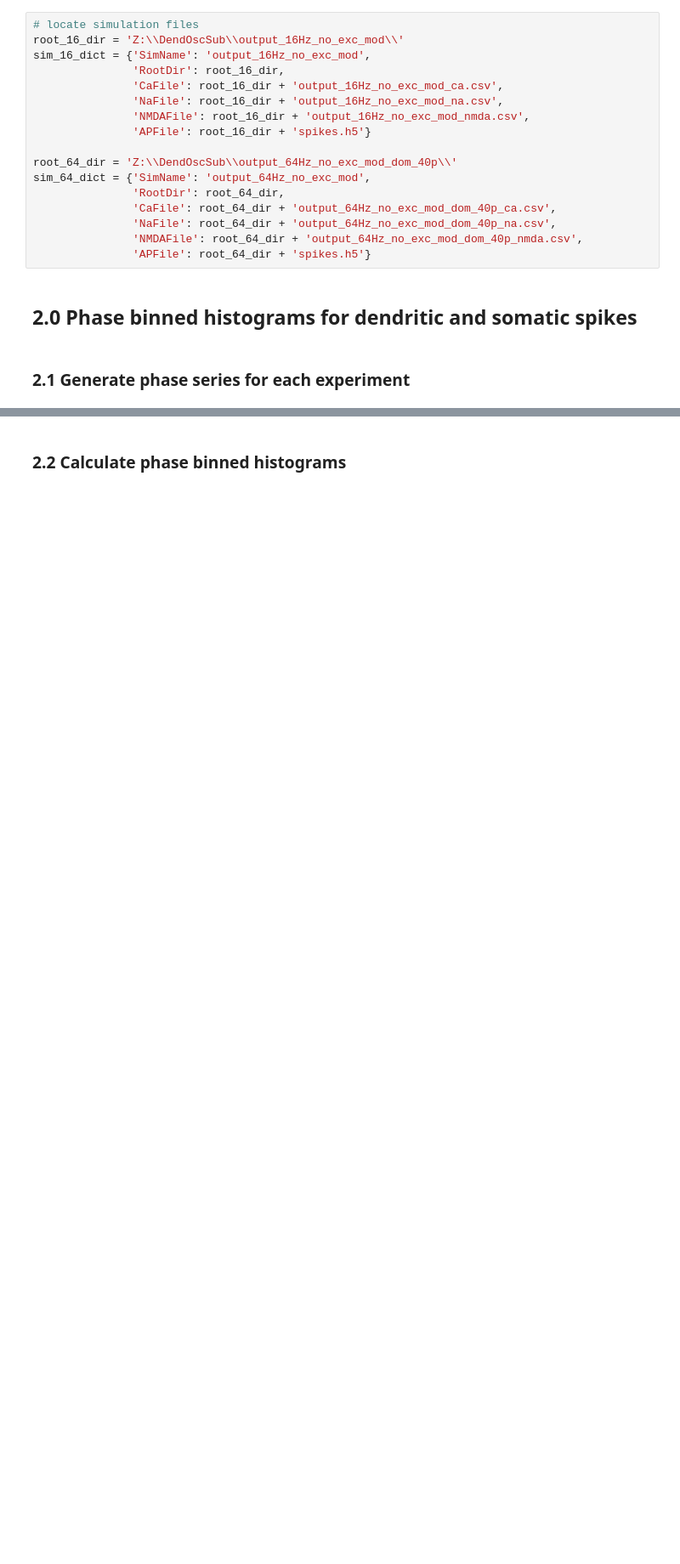
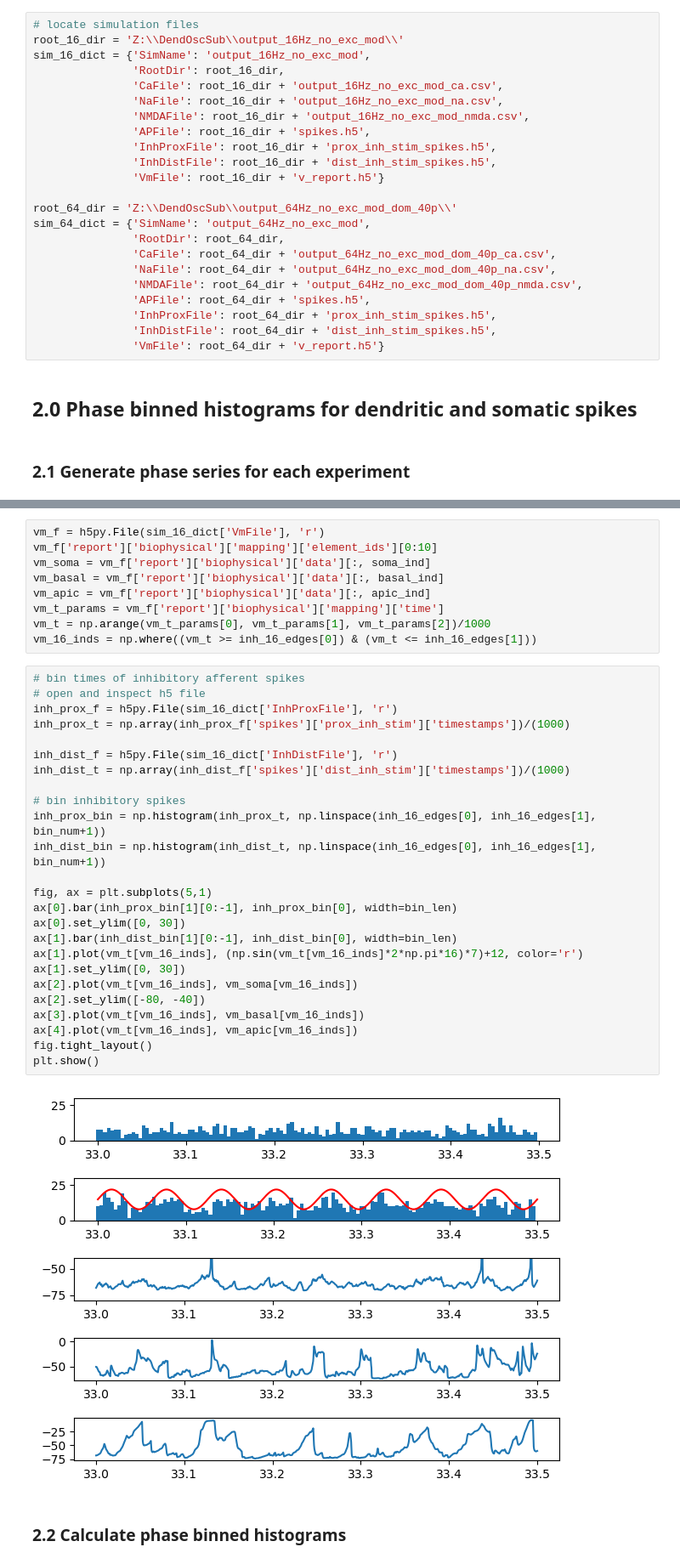
Before and after one commit to dbheadley/InhibOnDendComp, a Jupyter notebook: scripts/DendSpike_RhythmicInh_PoissonExc.ipynb, the cells around one changed output, grey strips where cells are left out. Shown at 85% size. Cells and saved outputs as stored; diff of their text form; blank space fills up the shorter version.

Commit message:
example plots

```diff
--- a/scripts/DendSpike_RhythmicInh_PoissonExc.ipynb
+++ b/scripts/DendSpike_RhythmicInh_PoissonExc.ipynb
@@ -54,7 +55,10 @@ sim_16_dict = {'SimName': 'output_16Hz_no_exc_mod',
                'CaFile': root_16_dir + 'output_16Hz_no_exc_mod_ca.csv',
                'NaFile': root_16_dir + 'output_16Hz_no_exc_mod_na.csv',
                'NMDAFile': root_16_dir + 'output_16Hz_no_exc_mod_nmda.csv',
-               'APFile': root_16_dir + 'spikes.h5'}
+               'APFile': root_16_dir + 'spikes.h5',
+               'InhProxFile': root_16_dir + 'prox_inh_stim_spikes.h5',
+               'InhDistFile': root_16_dir + 'dist_inh_stim_spikes.h5',
+               'VmFile': root_16_dir + 'v_report.h5'}
 
 root_64_dir = 'Z:\\DendOscSub\\output_64Hz_no_exc_mod_dom_40p\\'
 sim_64_dict = {'SimName': 'output_64Hz_no_exc_mod',
@@ -62,7 +66,10 @@ sim_64_dict = {'SimName': 'output_64Hz_no_exc_mod',
                'CaFile': root_64_dir + 'output_64Hz_no_exc_mod_dom_40p_ca.csv',
                'NaFile': root_64_dir + 'output_64Hz_no_exc_mod_dom_40p_na.csv',
                'NMDAFile': root_64_dir + 'output_64Hz_no_exc_mod_dom_40p_nmda.csv',
-               'APFile': root_64_dir + 'spikes.h5'}
+               'APFile': root_64_dir + 'spikes.h5',
+               'InhProxFile': root_64_dir + 'prox_inh_stim_spikes.h5',
+               'InhDistFile': root_64_dir + 'dist_inh_stim_spikes.h5',
+               'VmFile': root_64_dir + 'v_report.h5'}
 # %% [markdown]
 ## 2.0 Phase binned histograms for dendritic and somatic spikes
 # %% [markdown]
@@ -84,3 +109,39 @@ plt.show()
+# %%
+vm_f = h5py.File(sim_16_dict['VmFile'], 'r')
+vm_f['report']['biophysical']['mapping']['element_ids'][0:10]
+vm_soma = vm_f['report']['biophysical']['data'][:, soma_ind]
+vm_basal = vm_f['report']['biophysical']['data'][:, basal_ind]
+vm_apic = vm_f['report']['biophysical']['data'][:, apic_ind]
+vm_t_params = vm_f['report']['biophysical']['mapping']['time']
+vm_t = np.arange(vm_t_params[0], vm_t_params[1], vm_t_params[2])/1000
+vm_16_inds = np.where((vm_t >= inh_16_edges[0]) & (vm_t <= inh_16_edges[1]))
+# %%
+# bin times of inhibitory afferent spikes
+# open and inspect h5 file
+inh_prox_f = h5py.File(sim_16_dict['InhProxFile'], 'r')
+inh_prox_t = np.array(inh_prox_f['spikes']['prox_inh_stim']['timestamps'])/(1000)
+
+inh_dist_f = h5py.File(sim_16_dict['InhDistFile'], 'r')
+inh_dist_t = np.array(inh_dist_f['spikes']['dist_inh_stim']['timestamps'])/(1000)
+
+# bin inhibitory spikes
+inh_prox_bin = np.histogram(inh_prox_t, np.linspace(inh_16_edges[0], inh_16_edges[1], bin_num+1))
+inh_dist_bin = np.histogram(inh_dist_t, np.linspace(inh_16_edges[0], inh_16_edges[1], bin_num+1))
+
+fig, ax = plt.subplots(5,1)
+ax[0].bar(inh_prox_bin[1][0:-1], inh_prox_bin[0], width=bin_len)
+ax[0].set_ylim([0, 30])
+ax[1].bar(inh_dist_bin[1][0:-1], inh_dist_bin[0], width=bin_len)
+ax[1].plot(vm_t[vm_16_inds], (np.sin(vm_t[vm_16_inds]*2*np.pi*16)*7)+12, color='r')
+ax[1].set_ylim([0, 30])
+ax[2].plot(vm_t[vm_16_inds], vm_soma[vm_16_inds])
+ax[2].set_ylim([-80, -40])
+ax[3].plot(vm_t[vm_16_inds], vm_basal[vm_16_inds])
+ax[4].plot(vm_t[vm_16_inds], vm_apic[vm_16_inds])
+fig.tight_layout()
+plt.show()
+# %% [output]
+[figure, added]
 # %% [markdown]
 ### 2.2 Calculate phase binned histograms
 # %%
```
Also changed, not shown: parts of 3 cells of this notebook, 6 other files.
